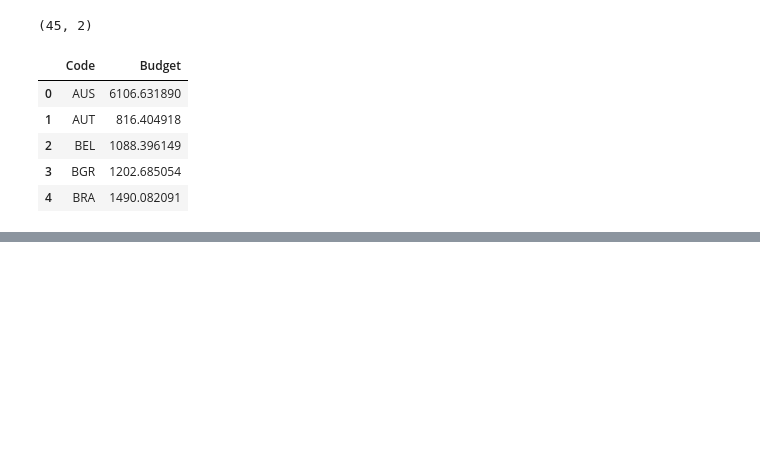
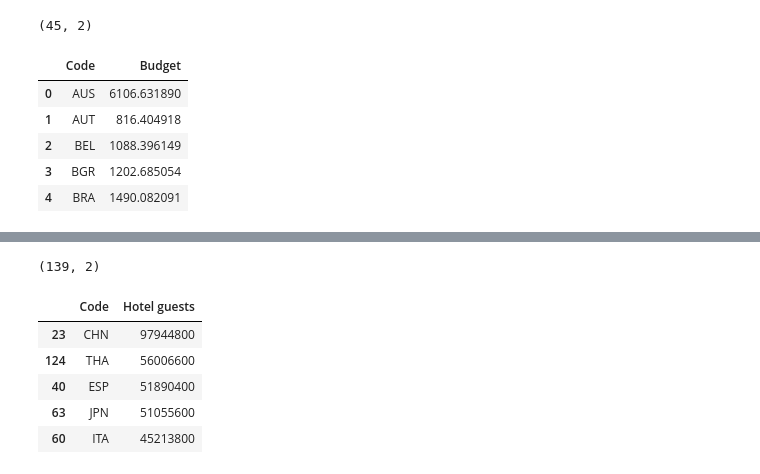
Before and after one commit to com-480-data-visualization/geo-viz, a Jupyter notebook: preprocessing/preprocessing.ipynb, the cells around one changed output, grey strips where cells are left out. Saved outputs shown, nothing was run; the diff lists cells and outputs as text; code cells hidden in the pictures; blank space fills up the shorter version.

```diff
--- a/preprocessing/preprocessing.ipynb
+++ b/preprocessing/preprocessing.ipynb
@@ -133,0 +145,20 @@ expenditures_processed.head()
+# %%
+# Compute average over last 5 available years, before COVID restrictions (2020)
+hotels_processed = hotels[hotels['Year'] < 2020].sort_values(
+    by='Year', ascending=False).groupby('Code').head(5).groupby(
+    'Code')['Foreign guests in tourism accommodation (hotels and similar establishments)'].mean().reset_index()
+hotels_processed = hotels_processed.rename(
+    columns = {"Foreign guests in tourism accommodation (hotels and similar establishments)": "Hotel guests"})
+hotels_processed["Hotel guests"] = hotels_processed["Hotel guests"].astype(int)
+hotels_processed.to_csv(DATA_PATH + "processed/hotels.csv")
+# %%
+print(hotels_processed.shape)
+hotels_processed.sort_values(by='Hotel guests', ascending=False).head()
+# %% [output]
+(139, 2)
+|  | Code | Hotel guests |
+| 23 | CHN | 97944800 |
+| 124 | THA | 56006600 |
+| 40 | ESP | 51890400 |
+| 63 | JPN | 51055600 |
+| 60 | ITA | 45213800 |
```
Also changed, not shown: parts of 10 cells of this notebook, 4 other files.
